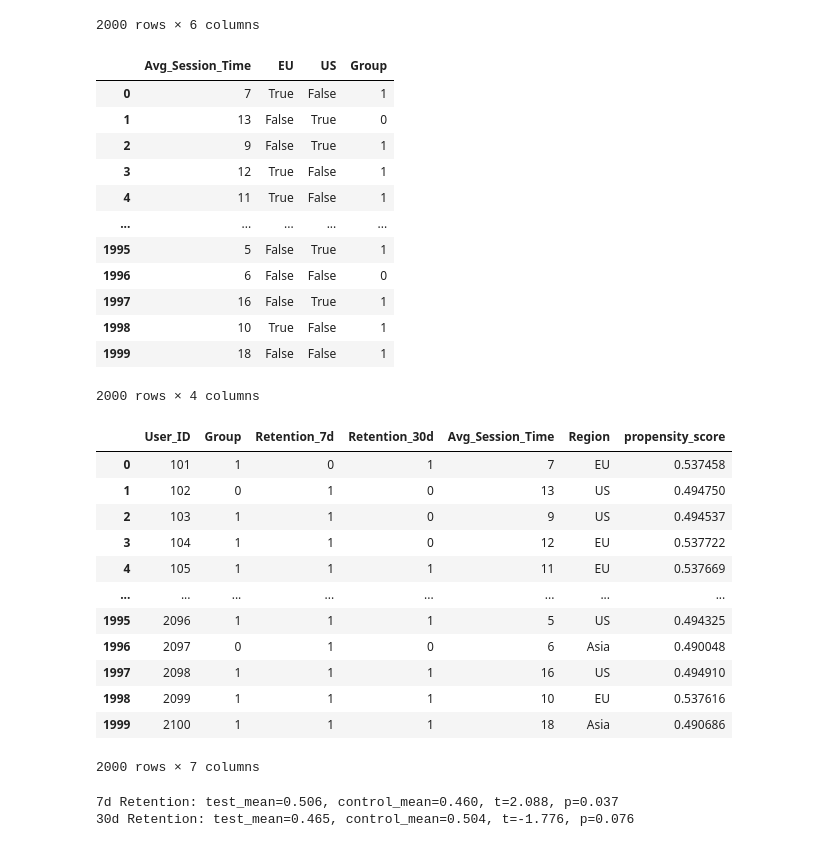
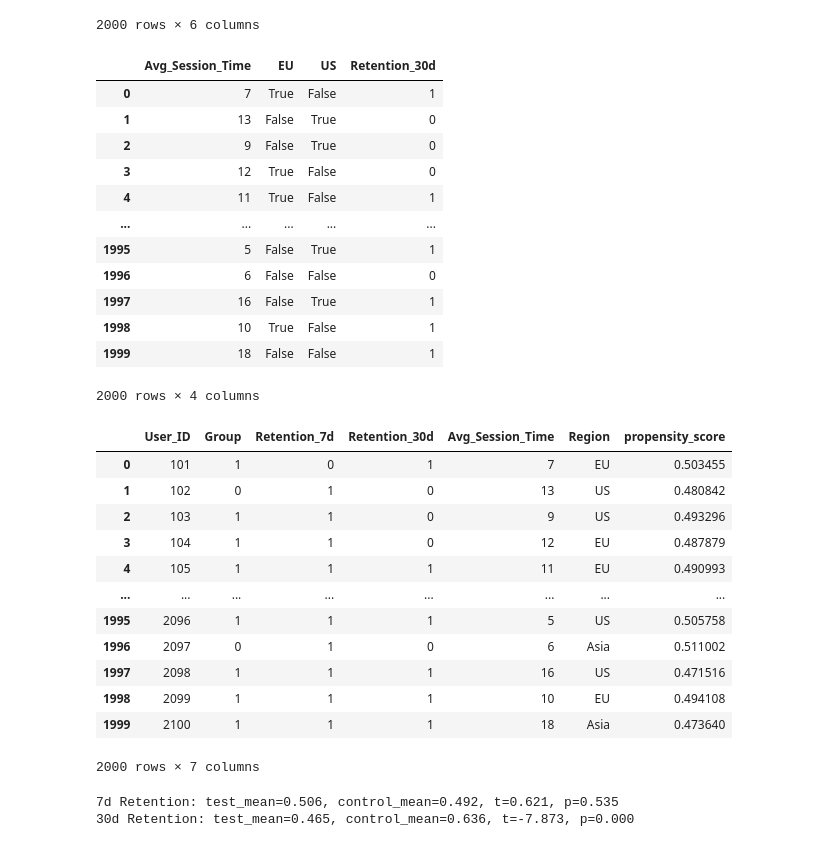
Before and after one commit to Familenko/DS-Lifehacks, a Jupyter notebook: PSM.ipynb, the cells around one changed output. Drawn from its saved outputs; the diff is of its cells as text; code cells hidden in the pictures.

Commit message:
add PSM to AB test

```diff
--- a/PSM.ipynb
+++ b/PSM.ipynb
@@ -36,17 +33,17 @@ df
 # %%
 X = pd.concat([
     df[['Avg_Session_Time']],
     pd.get_dummies(df['Region'], drop_first=True)
 ], axis=1)
-y = df['Group']
+y = df['Retention_30d']
 
 pd.concat([X, y], axis=1)
 # %% [output]
-|  | Avg_Session_Time | EU | US | Group |
+|  | Avg_Session_Time | EU | US | Retention_30d |
 | 0 | 7 | True | False | 1 |
 | 1 | 13 | False | True | 0 |
-| 2 | 9 | False | True | 1 |
-| 3 | 12 | True | False | 1 |
+| 2 | 9 | False | True | 0 |
+| 3 | 12 | True | False | 0 |
 | 4 | 11 | True | False | 1 |
 | ... | ... | ... | ... | ... |
 | 1995 | 5 | False | True | 1 |
@@ -62,17 +59,17 @@ df['propensity_score'] = logit_model.predict_proba(X)[:, 1]
 df
 # %% [output]
 |  | User_ID | Group | Retention_7d | Retention_30d | Avg_Session_Time | Region | propensity_score |
-| 0 | 101 | 1 | 0 | 1 | 7 | EU | 0.537458 |
-| 1 | 102 | 0 | 1 | 0 | 13 | US | 0.494750 |
-| 2 | 103 | 1 | 1 | 0 | 9 | US | 0.494537 |
-| 3 | 104 | 1 | 1 | 0 | 12 | EU | 0.537722 |
-| 4 | 105 | 1 | 1 | 1 | 11 | EU | 0.537669 |
+| 0 | 101 | 1 | 0 | 1 | 7 | EU | 0.503455 |
+| 1 | 102 | 0 | 1 | 0 | 13 | US | 0.480842 |
+| 2 | 103 | 1 | 1 | 0 | 9 | US | 0.493296 |
+| 3 | 104 | 1 | 1 | 0 | 12 | EU | 0.487879 |
+| 4 | 105 | 1 | 1 | 1 | 11 | EU | 0.490993 |
 | ... | ... | ... | ... | ... | ... | ... | ... |
-| 1995 | 2096 | 1 | 1 | 1 | 5 | US | 0.494325 |
-| 1996 | 2097 | 0 | 1 | 0 | 6 | Asia | 0.490048 |
-| 1997 | 2098 | 1 | 1 | 1 | 16 | US | 0.494910 |
-| 1998 | 2099 | 1 | 1 | 1 | 10 | EU | 0.537616 |
-| 1999 | 2100 | 1 | 1 | 1 | 18 | Asia | 0.490686 |
+| 1995 | 2096 | 1 | 1 | 1 | 5 | US | 0.505758 |
+| 1996 | 2097 | 0 | 1 | 0 | 6 | Asia | 0.511002 |
+| 1997 | 2098 | 1 | 1 | 1 | 16 | US | 0.471516 |
+| 1998 | 2099 | 1 | 1 | 1 | 10 | EU | 0.494108 |
+| 1999 | 2100 | 1 | 1 | 1 | 18 | Asia | 0.473640 |
 2000 rows × 7 columns
 # %%
 test = df[df['Group'] == 1].copy()
@@ -91,5 +88,5 @@ t30, p30 = ttest_ind(matched_test['Retention_30d'], matched_control['Retention_3
 print(f"7d Retention: test_mean={matched_test['Retention_7d'].mean():.3f}, control_mean={matched_control['Retention_7d'].mean():.3f}, t={t7:.3f}, p={p7:.3f}")
 print(f"30d Retention: test_mean={matched_test['Retention_30d'].mean():.3f}, control_mean={matched_control['Retention_30d'].mean():.3f}, t={t30:.3f}, p={p30:.3f}")
 # %% [output]
-7d Retention: test_mean=0.506, control_mean=0.460, t=2.088, p=0.037
-30d Retention: test_mean=0.465, control_mean=0.504, t=-1.776, p=0.076
+7d Retention: test_mean=0.506, control_mean=0.492, t=0.621, p=0.535
+30d Retention: test_mean=0.465, control_mean=0.636, t=-7.873, p=0.000
```
Also changed, not shown: parts of 1 cell of this notebook.
